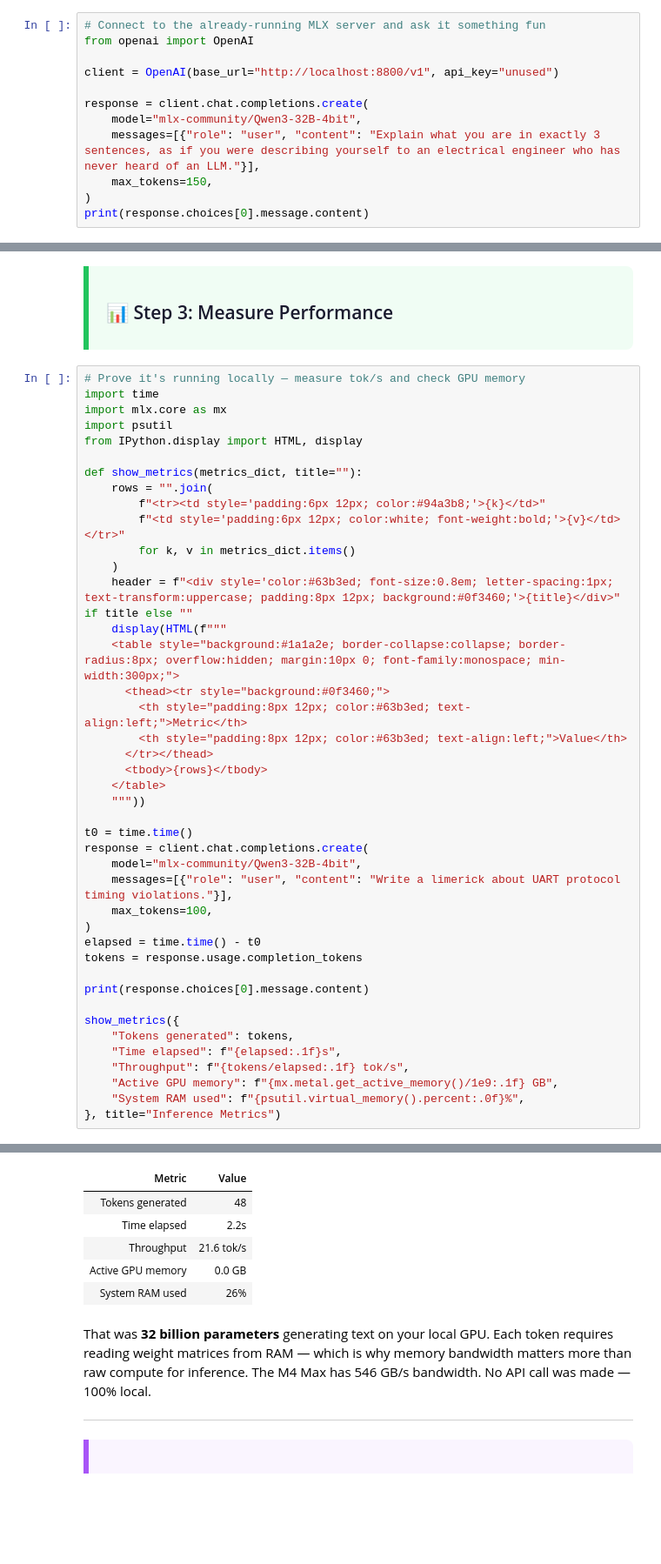
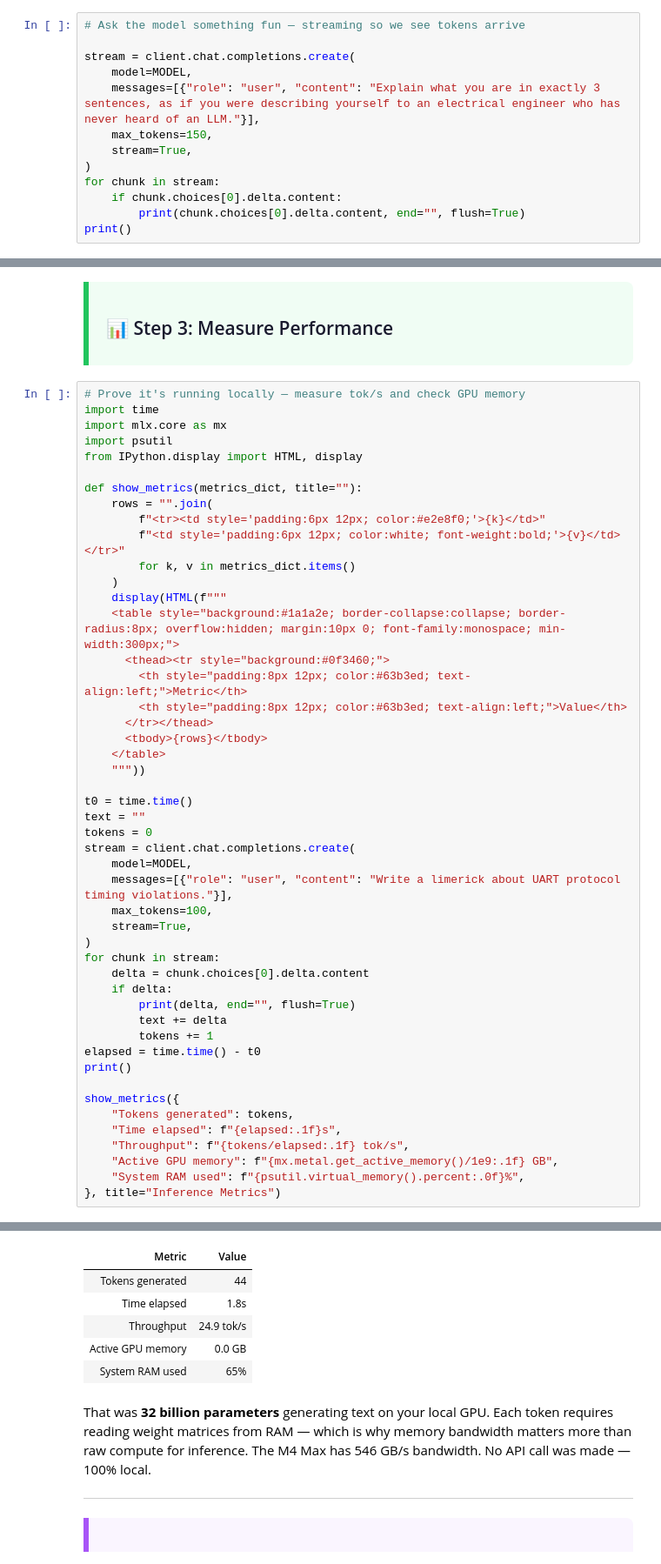
Before and after one commit to shanemmattner/llm-lab-videos, a Jupyter notebook: 01-mlx-inference.ipynb, the cells around one changed output, grey strips where cells are left out. Shown at 87% size. Cells and saved outputs as stored; diff of their text form; blank space fills up the shorter version.

```diff
--- a/01-mlx-inference.ipynb
+++ b/01-mlx-inference.ipynb
@@ -96,15 +84,16 @@ First — what are we working with?
   <h2 style="margin:0; color:#1a1a2e; font-size:1.4em;">🚀 Step 2: First Inference</h2>
 </div>
 # %%
-# Connect to the already-running MLX server and ask it something fun
-from openai import OpenAI
+# Ask the model something fun — streaming so we see tokens arrive
 
-client = OpenAI(base_url="http://localhost:8800/v1", api_key="unused")
-
-response = client.chat.completions.create(
-    model="mlx-community/Qwen3-32B-4bit",
+stream = client.chat.completions.create(
+    model=MODEL,
     messages=[{"role": "user", "content": "Explain what you are in exactly 3 sentences, as if you were describing yourself to an electrical engineer who has never heard of an LLM."}],
     max_tokens=150,
+    stream=True,
 )
-print(response.choices[0].message.content)
+for chunk in stream:
+    if chunk.choices[0].delta.content:
+        print(chunk.choices[0].delta.content, end="", flush=True)
+print()
 # %% [output]
@@ -126,11 +115,10 @@ from IPython.display import HTML, display
 
 def show_metrics(metrics_dict, title=""):
     rows = "".join(
-        f"<tr><td style='padding:6px 12px; color:#94a3b8;'>{k}</td>"
+        f"<tr><td style='padding:6px 12px; color:#e2e8f0;'>{k}</td>"
         f"<td style='padding:6px 12px; color:white; font-weight:bold;'>{v}</td></tr>"
         for k, v in metrics_dict.items()
     )
-    header = f"<div style='color:#63b3ed; font-size:0.8em; letter-spacing:1px; text-transform:uppercase; padding:8px 12px; background:#0f3460;'>{title}</div>" if title else ""
     display(HTML(f"""
     <table style="background:#1a1a2e; border-collapse:collapse; border-radius:8px; overflow:hidden; margin:10px 0; font-family:monospace; min-width:300px;">
       <thead><tr style="background:#0f3460;">
@@ -142,15 +130,22 @@ def show_metrics(metrics_dict, title=""):
     """))
 
 t0 = time.time()
-response = client.chat.completions.create(
-    model="mlx-community/Qwen3-32B-4bit",
+text = ""
+tokens = 0
+stream = client.chat.completions.create(
+    model=MODEL,
     messages=[{"role": "user", "content": "Write a limerick about UART protocol timing violations."}],
     max_tokens=100,
+    stream=True,
 )
+for chunk in stream:
+    delta = chunk.choices[0].delta.content
+    if delta:
+        print(delta, end="", flush=True)
+        text += delta
+        tokens += 1
 elapsed = time.time() - t0
-tokens = response.usage.completion_tokens
-
-print(response.choices[0].message.content)
+print()
 
 show_metrics({
     "Tokens generated": tokens,
@@ -169,9 +163,9 @@ mx.metal.get_active_memory is deprecated and will be removed in a future version
 | Metric | Value |
-| Tokens generated | 48 |
-| Time elapsed | 2.2s |
-| Throughput | 21.6 tok/s |
+| Tokens generated | 44 |
+| Time elapsed | 1.8s |
+| Throughput | 24.9 tok/s |
 | Active GPU memory | 0.0 GB |
-| System RAM used | 26% |
+| System RAM used | 65% |
 # %% [markdown]
 That was **32 billion parameters** generating text on your local GPU. Each token requires reading weight matrices from RAM — which is why memory bandwidth matters more than raw compute for inference. The M4 Max has 546 GB/s bandwidth. No API call was made — 100% local.
 
```
Also changed, not shown: parts of 11 cells of this notebook, 1 other file.
